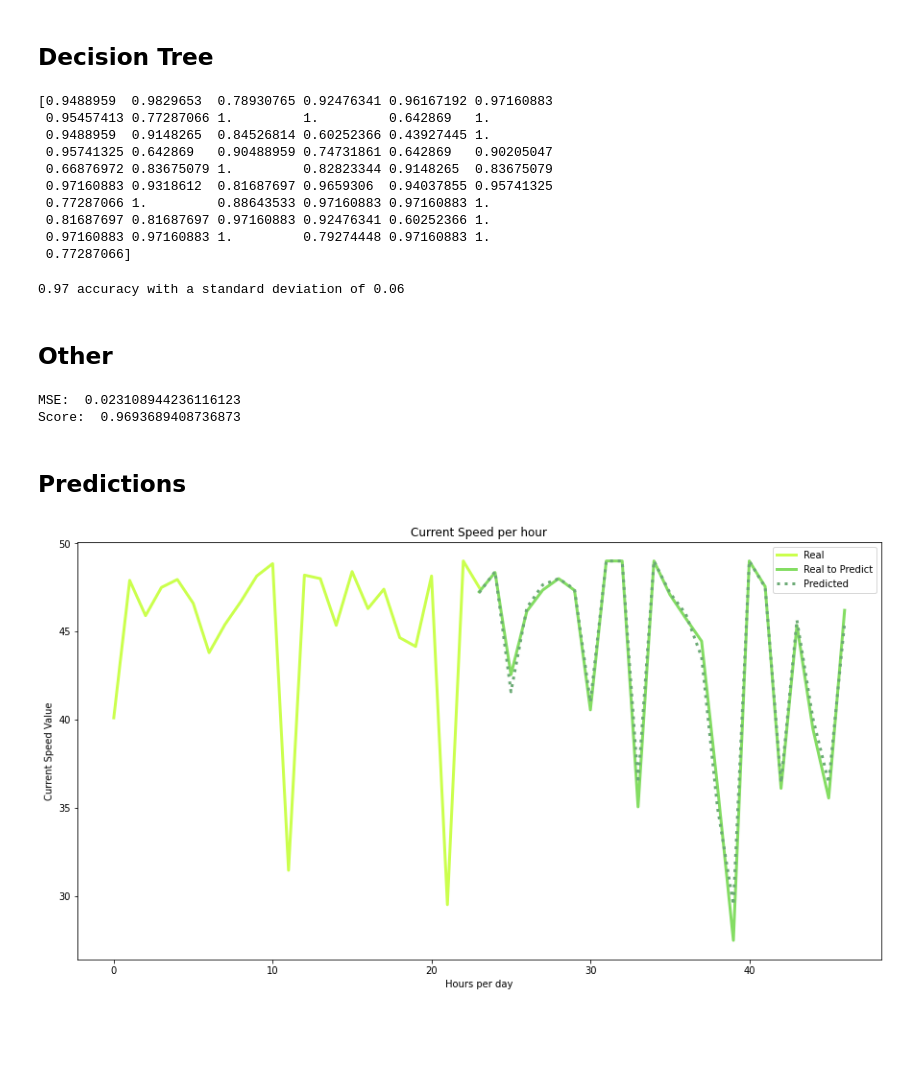
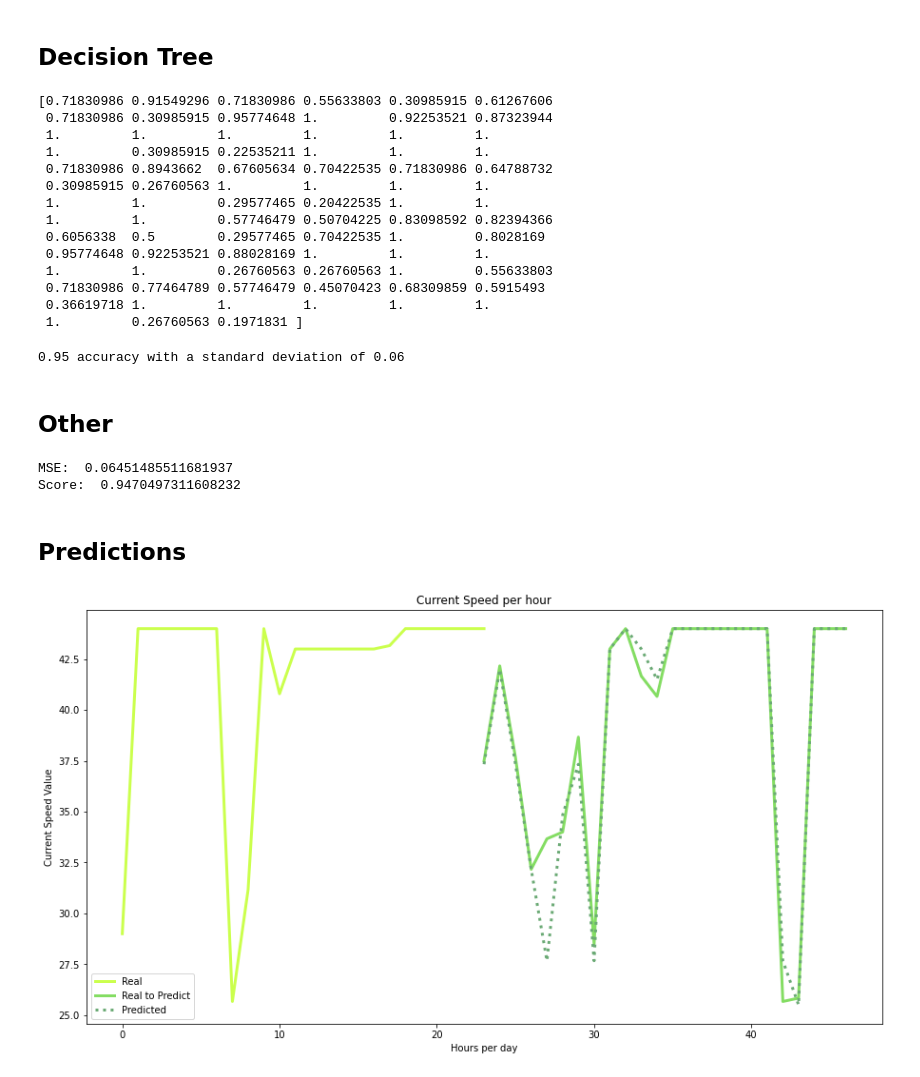
Before and after one commit to ConstancaElias/traffic-flow-sensoring, a Jupyter notebook: Model/TP-Model.ipynb, the cells around one changed output. Cells and saved outputs as stored; diff of their text form; code cells hidden in the pictures; blank space fills up the shorter version.

```diff
--- a/Model/TP-Model.ipynb
+++ b/Model/TP-Model.ipynb
@@ -24,5 +16,5 @@ import datetime
 # %%
-convert = pd.read_csv('new_carol.csv', sep = ',', encoding = 'utf-8')
+convert = pd.read_csv('RotundaUniversidade.csv', sep = ',', encoding = 'utf-8')
 convert.head()
 convert.info()
 # %% [output]
@@ -140,7 +131,7 @@ convert.head()
 y = convert['currentSpeed']
 x = convert.drop(columns = ['currentSpeed'])
 
-train_x, test_x, train_y, test_y = train_test_split(x, y, test_size = 0.3, random_state = 40)
+train_x, test_x, train_y, test_y = train_test_split(x, y, test_size = 0.3, random_state = 40, shuffle= False)
 
 train_x
 # %% [output]
@@ -184,22 +175,26 @@ print(predictions)
 
 score = model_regression.score(test_x, test_y)
 # %% [output]
-[0.9488959  0.9829653  0.78930765 0.92476341 0.96167192 0.97160883
- 0.95457413 0.77287066 1.         1.         0.642869   1.
- 0.9488959  0.9148265  0.84526814 0.60252366 0.43927445 1.
- 0.95741325 0.642869   0.90488959 0.74731861 0.642869   0.90205047
- 0.66876972 0.83675079 1.         0.82823344 0.9148265  0.83675079
- 0.97160883 0.9318612  0.81687697 0.9659306  0.94037855 0.95741325
- 0.77287066 1.         0.88643533 0.97160883 0.97160883 1.
- 0.81687697 0.81687697 0.97160883 0.92476341 0.60252366 1.
- 0.97160883 0.97160883 1.         0.79274448 0.97160883 1.
- 0.77287066]
+[0.71830986 0.91549296 0.71830986 0.55633803 0.30985915 0.61267606
+ 0.71830986 0.30985915 0.95774648 1.         0.92253521 0.87323944
+ 1.         1.         1.         1.         1.         1.
+ 1.         0.30985915 0.22535211 1.         1.         1.
+ 0.71830986 0.8943662  0.67605634 0.70422535 0.71830986 0.64788732
+ 0.30985915 0.26760563 1.         1.         1.         1.
+ 1.         1.         0.29577465 0.20422535 1.         1.
+ 1.         1.         0.57746479 0.50704225 0.83098592 0.82394366
+ 0.6056338  0.5        0.29577465 0.70422535 1.         0.8028169
+ 0.95774648 0.92253521 0.88028169 1.         1.         1.
+ 1.         1.         0.26760563 0.26760563 1.         0.55633803
+ 0.71830986 0.77464789 0.57746479 0.45070423 0.68309859 0.5915493
+ 0.36619718 1.         1.         1.         1.         1.
+ 1.         0.26760563 0.1971831 ]
 # %%
 scores = cross_val_score(model_regression, x, y, cv=20)
 
 print("%0.2f accuracy with a standard deviation of %0.2f" % (scores.mean(), scores.std()))
 # %% [output]
-0.97 accuracy with a standard deviation of 0.06
+0.95 accuracy with a standard deviation of 0.06
 # %% [markdown]
 ## Other
 # %%
@@ -212,8 +207,8 @@ predictions_2 = model_regression_2.predict(test_x)
 print('MSE: ', np.sqrt(mean_squared_error(test_y,predictions_2)))
 print('Score: ', r2_score(test_y,predictions_2))
 # %% [output]
-MSE:  0.023108944236116123
-Score:  0.9693689408736873
+MSE:  0.06451485511681937
+Score:  0.9470497311608232
 # %%
 [test_y] = scaler_currentSpeed.inverse_transform([test_y])
 [train_y] = scaler_currentSpeed.inverse_transform([train_y])
@@ -222,19 +217,22 @@ Score:  0.9693689408736873
 ## Predictions
 # %%
 plt.figure(figsize = (15, 8))
+#0h:2
 plt.plot(range(len(train_y[-24:])), train_y[-24:], label = 'Real', color = '#CBFF4D',
              linewidth = 3)
+#24:48h
 plt.plot(range(len(train_y[-24:]) - 1, len(train_y [-24:]) + len(test_y[:24]) - 1), test_y[:24], label = 'Real to Predict',
              color = '#84DD63', linewidth = 3)
-plt.plot(range(len(train_y[-24:]) - 1, len(train_y [-24:]) + len(test_y[:24]) - 1), predictions_2[:24], label = 'Predicted',
+#24h:48h
+plt.plot(range(len(train_y[-24:]) - 1, len(train_y [-24:]) + len(predictions_2[:24]) - 1), predictions_2[:24], label = 'Predicted',
               color = '#6BAA75', linestyle= 'dotted',linewidth = 3)
 plt.title('Current Speed per hour')
 plt.ylabel('Current Speed Value')
 plt.xlabel('Hours per day')
 plt.legend()
 plt.show()
 # %% [output]
-[figure, old version]
+[figure, new version]
 # %%
 table_real = pd.DataFrame(train_y[-24:])
 table_real_to_pred = pd.DataFrame(test_y[:24])
```
Also changed, not shown: parts of 15 cells of this notebook, 12 other files.
